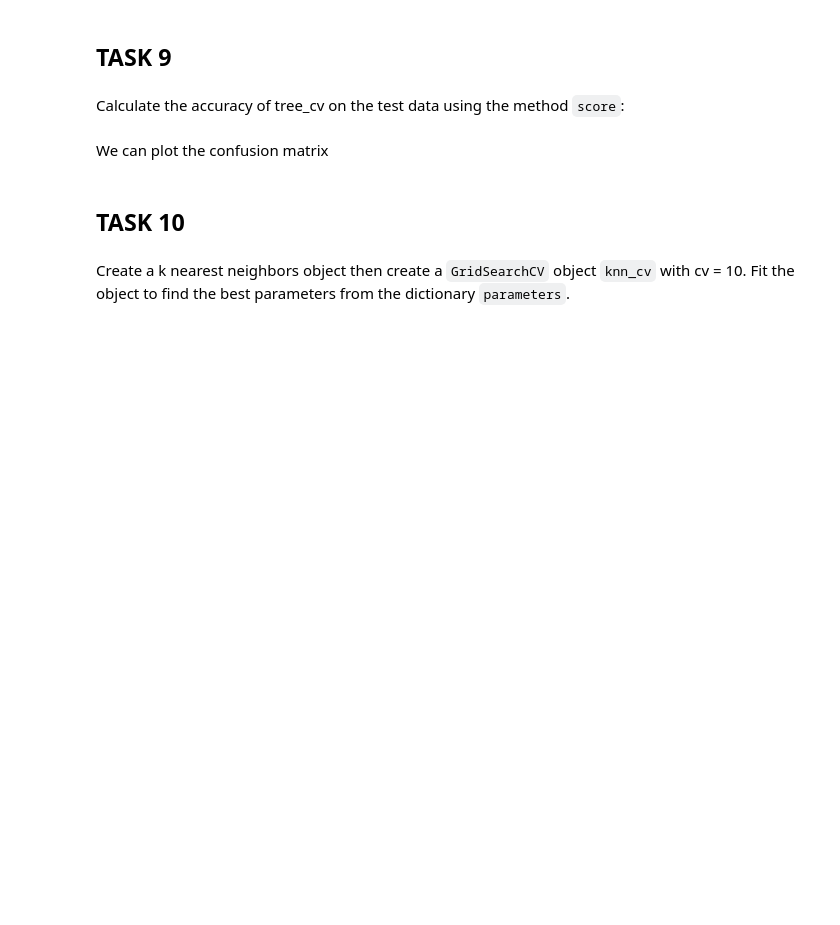
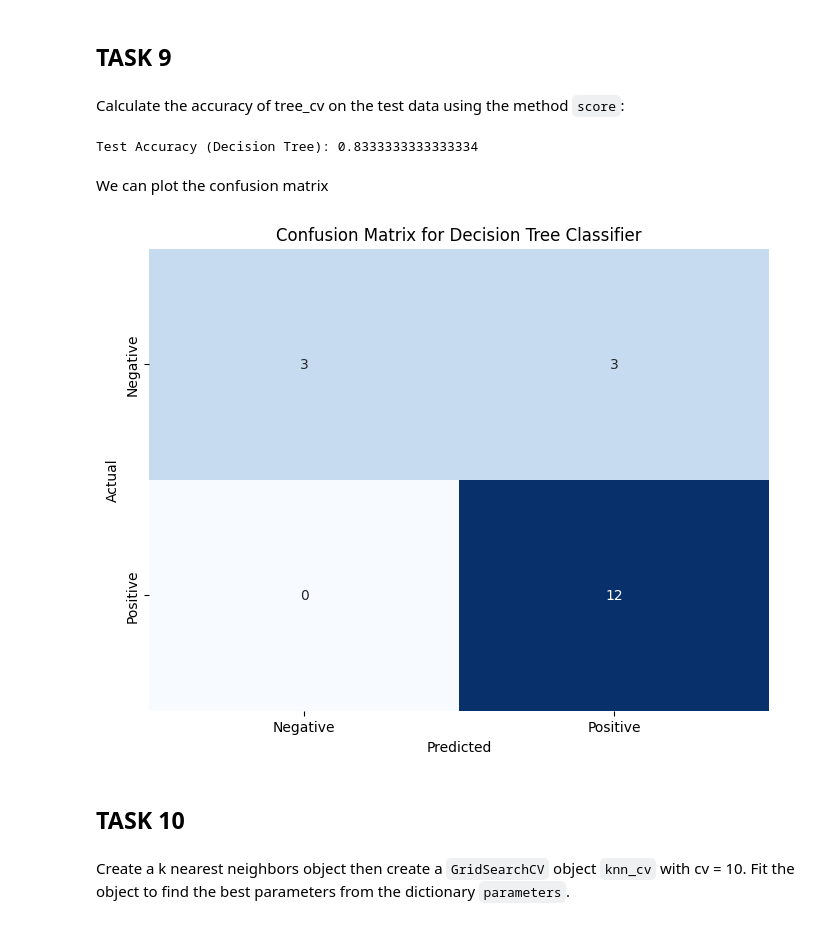
Before and after one commit to KingerNL/Coursera_Data_Science, a Jupyter notebook: SpaceX_Machine_Learning_Prediction_Part_5.jupyterlite.ipynb, the cells around one changed output. Drawn from its saved outputs; the diff is of its cells as text; code cells hidden in the pictures; blank space fills up the shorter version.

```diff
--- a/SpaceX_Machine_Learning_Prediction_Part_5.jupyterlite.ipynb
+++ b/SpaceX_Machine_Learning_Prediction_Part_5.jupyterlite.ipynb
@@ -196,11 +339,24 @@ plot_confusion_matrix(Y_test,yhat)
 # %% [markdown]
 Create a decision tree classifier object then  create a  <code>GridSearchCV</code> object  <code>tree_cv</code> with cv = 10.  Fit the object to find the best parameters from the dictionary <code>parameters</code>.
 # %%
-parameters = {'criterion': ['gini', 'entropy'],
-     'splitter': ['best', 'random'],
-     'max_depth': [2*n for n in range(1,10)],
-     'max_features': ['auto', 'sqrt'],
-     'min_samples_leaf': [1, 2, 4],
-     'min_samples_split': [2, 5, 10]}
+from sklearn.tree import DecisionTreeClassifier
+from sklearn.model_selection import GridSearchCV
 
+# Define the parameter grid for Decision Tree
+parameters = {
+    'criterion': ['gini', 'entropy'],
+    'splitter': ['best', 'random'],
+    'max_depth': [2*n for n in range(1, 10)],
+    'max_features': ['auto', 'sqrt'],
+    'min_samples_leaf': [1, 2, 4],
+    'min_samples_split': [2, 5, 10]
+}
+
+# Create a Decision Tree Classifier object
 tree = DecisionTreeClassifier()
+
+# Create a GridSearchCV object with cross-validation (cv) set to 10
+tree_cv = GridSearchCV(tree, parameters, cv=10)
+
+# Fit the GridSearchCV object to find the best parameters
+tree_cv.fit(X_train, Y_train)
@@ -211,5 +395,11 @@ print("accuracy :",tree_cv.best_score_)
 ## TASK  9
 # %% [markdown]
 Calculate the accuracy of tree_cv on the test data using the method <code>score</code>:
+# %%
+# Calculate the accuracy on the test data
+test_accuracy_tree = tree_cv.score(X_test, Y_test)
+print("Test Accuracy (Decision Tree):", test_accuracy_tree)
+# %% [output]
+Test Accuracy (Decision Tree): 0.8333333333333334
 # %% [markdown]
 We can plot the confusion matrix
@@ -219,3 +406,24 @@ plot_confusion_matrix(Y_test,yhat)
+# %%
+from sklearn.metrics import confusion_matrix
+import matplotlib.pyplot as plt
+import seaborn as sns
+
+# Generate predictions on the test data using the trained Decision Tree Classifier
+Y_pred_tree = tree_cv.predict(X_test)
+
+# Create a confusion matrix
+conf_matrix_tree = confusion_matrix(Y_test, Y_pred_tree)
+
+# Plot the confusion matrix
+plt.figure(figsize=(8, 6))
+sns.heatmap(conf_matrix_tree, annot=True, fmt="d", cmap="Blues", cbar=False,
+            xticklabels=["Negative", "Positive"], yticklabels=["Negative", "Positive"])
+plt.xlabel('Predicted')
+plt.ylabel('Actual')
+plt.title('Confusion Matrix for Decision Tree Classifier')
+plt.show()
+# %% [output]
+[figure, added]
 # %% [markdown]
 ## TASK  10
 # %% [markdown]
```
Also changed, not shown: parts of 38 cells of this notebook, 8 other files.
